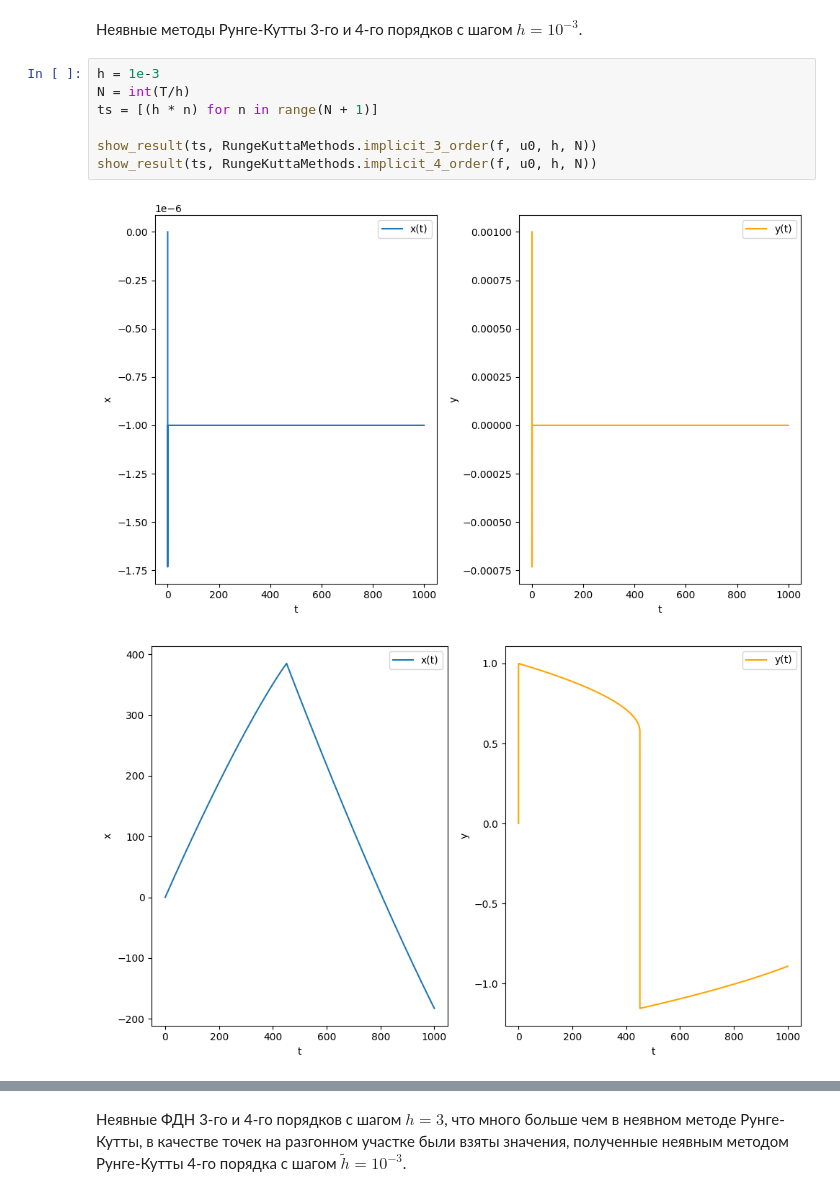
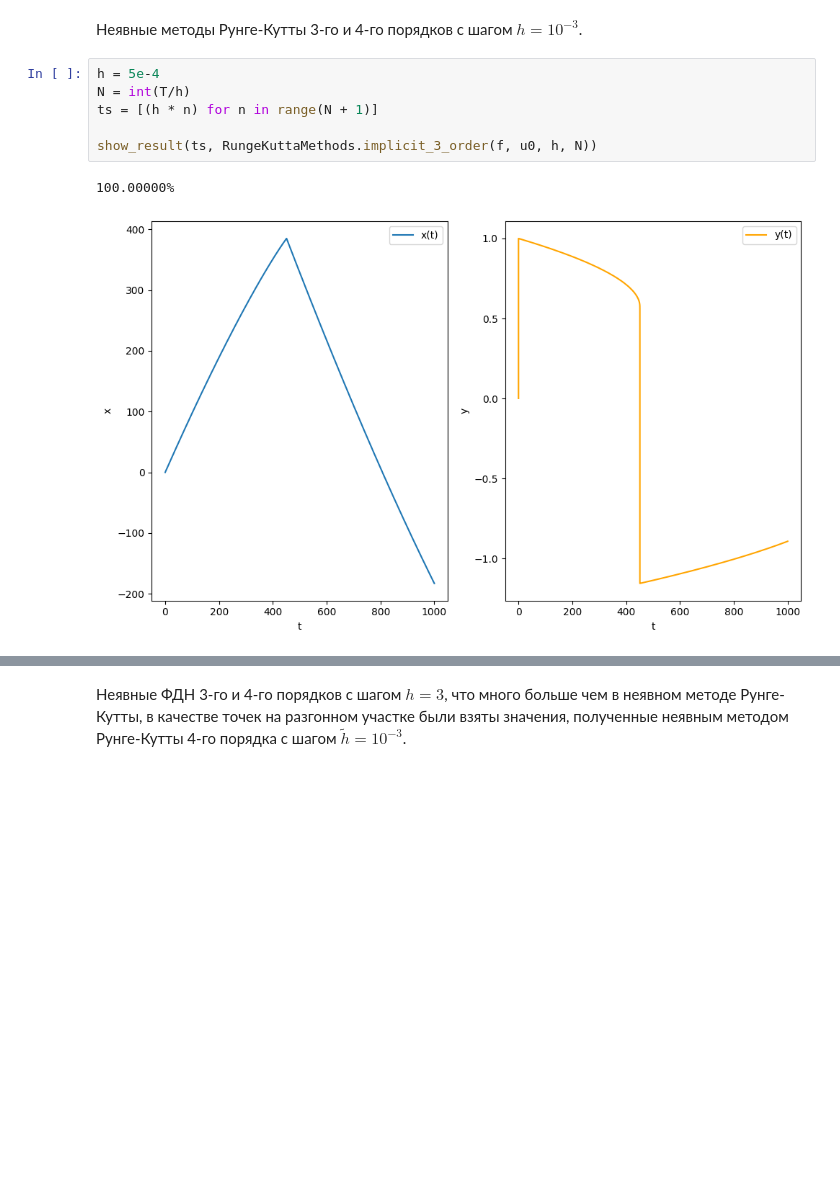
Before and after one commit to VoyakaGOD/computational-mathematics, a Jupyter notebook: stiff-ODE-systems.ipynb, the cells around one changed output, grey strips where cells are left out. Saved outputs shown, nothing was run; the diff lists cells and outputs as text; blank space fills up the shorter version.

```diff
--- a/stiff-ODE-systems.ipynb
+++ b/stiff-ODE-systems.ipynb
@@ -52,12 +55,11 @@ show_result(ts, RungeKuttaMethods.explicit_3_order(f, u0, h, N))
 # %% [markdown]
 Неявные методы Рунге-Кутты 3-го и 4-го порядков с шагом $h = 10^{-3}$.
 # %%
-h = 1e-3
+h = 5e-4
 N = int(T/h)
 ts = [(h * n) for n in range(N + 1)]
 
 show_result(ts, RungeKuttaMethods.implicit_3_order(f, u0, h, N))
-show_result(ts, RungeKuttaMethods.implicit_4_order(f, u0, h, N))
 # %% [output]
+100.00000%
-[figure, old version]
+[figure, new version]
-[figure, removed]
```
Also changed, not shown: parts of 8 cells of this notebook, 2 other files.
